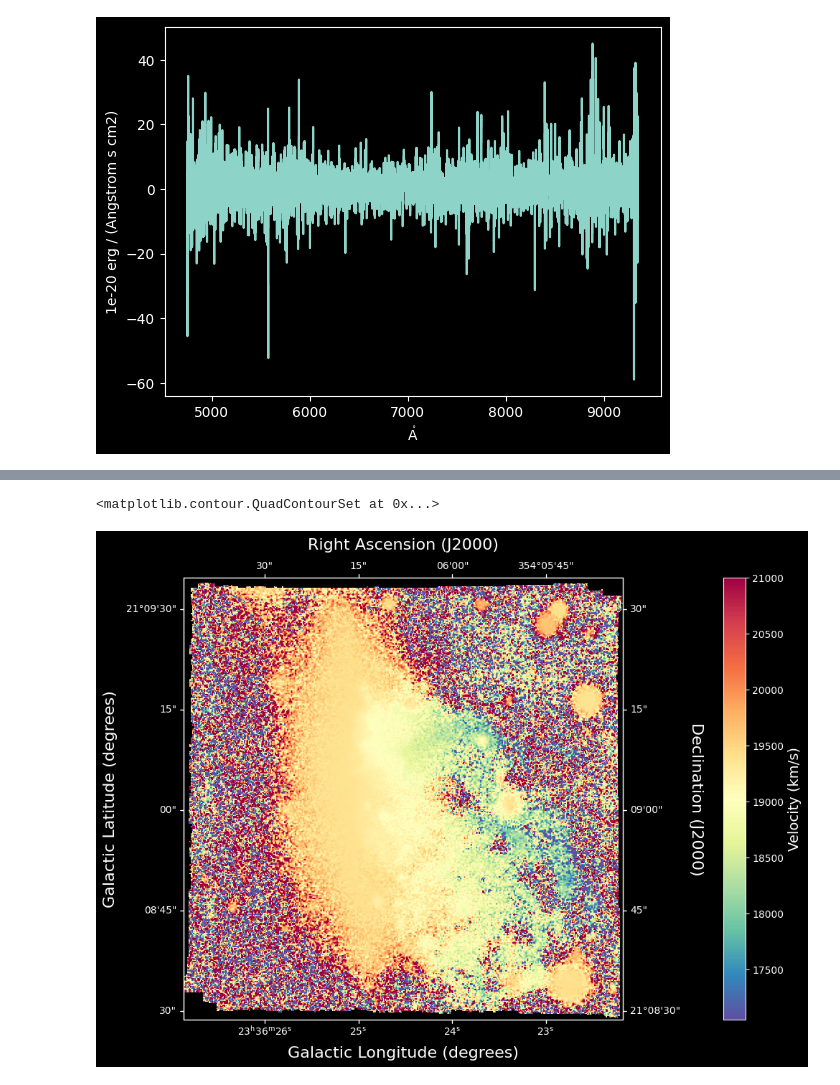
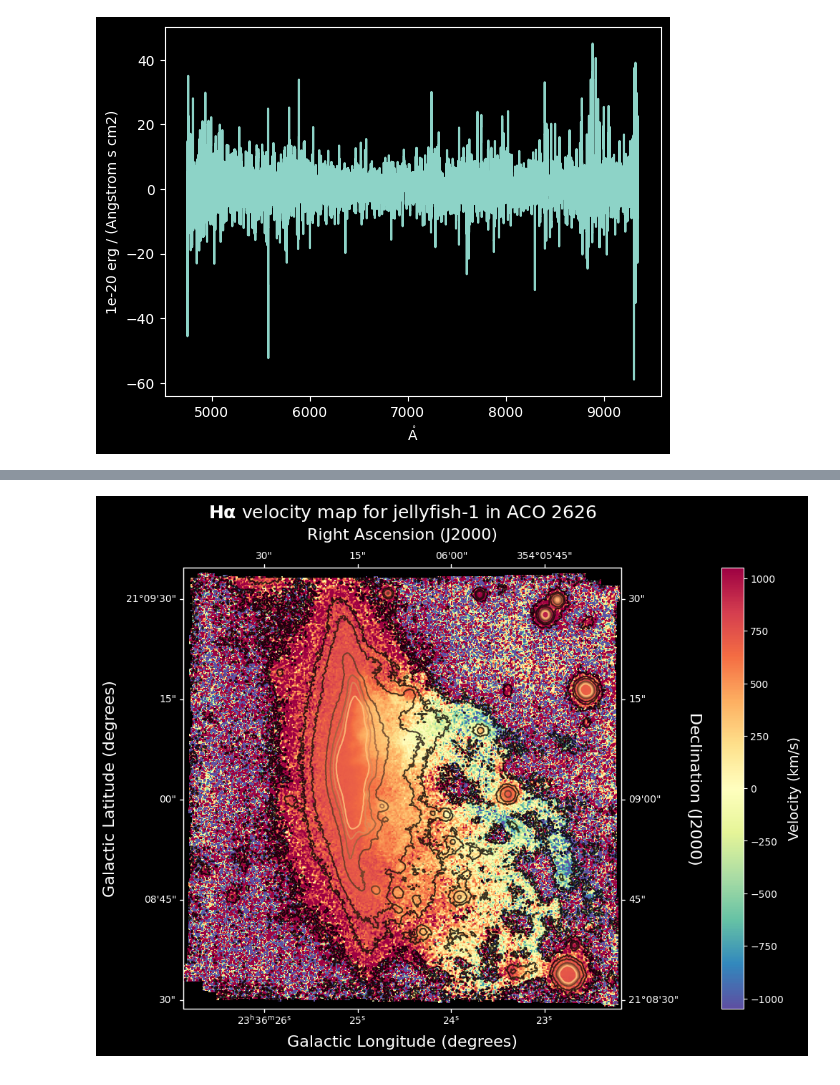
Before and after one commit to patito-mary/electivodatos, a Jupyter notebook: halphamap.ipynb, the cells around one changed output, grey strips where cells are left out. Cells and saved outputs as stored; diff of their text form; code cells hidden in the pictures.

```diff
--- a/halphamap.ipynb
+++ b/halphamap.ipynb
@@ -56,14 +42,15 @@ $\mathrm{1 \times 10^{-20}\,\frac{erg}{s\,cm^{2}}}$
 # %%
 moment_0_stellarcontinuum = cubo.with_spectral_unit(u.AA).moment(order=0)  # Zero-th moment
-moment_1_halpha = cubo.with_spectral_unit(u.km/u.s, velocity_convention='optical', rest_value=6563*u.AA).moment(order=1)  # First moment
+moment_1_halpha = cubo.with_spectral_unit(u.km/u.s, velocity_convention='optical', rest_value=6971*u.AA).moment(order=1)  # First moment
 
 # Write the moments as a FITS image
-# moment_0.write('ha_moment_0.fits')
-# moment_1.write('ha_moment_1.fits')
+moment_0_stellarcontinuum.write('ha_moment_0.fits', overwrite=True)
+moment_1_halpha.write('ha_moment_1.fits', overwrite=True)
 
-# Convert Moment_0 to a Column Density assuming optically thin media
-#stellarcontinuum = moment_0_stellarcontinuum * 10**20 * (u.cm * u.cm) * u.s / u.erg
-stellarcontinuum = moment_0_stellarcontinuum
+print('Moment_0 has units of: ', moment_0_stellarcontinuum.unit)
+print('Moment_1 has units of: ', moment_1_halpha.unit)
+
+stellardensity = moment_0_stellarcontinuum * 10**18 / (u.cm * u.cm) * u.s / u.K / u.km
 # %% [output]
 WARNING: ExperimentalImplementationWarning: Support for air wavelengths is experimental and only works in the forward direction (air->vac, not vac->air). [spectral_cube.spectral_axis]
 WARNING: ExperimentalImplementationWarning: Support for air wavelengths is experimental and only works in the forward direction (air->vac, not vac->air). [spectral_cube.spectral_axis]
@@ -117,32 +61,34 @@ array([[        nan,         nan,         nan, ...,         nan,
 # %%
 %matplotlib inline
 # Initiate a figure and axis object with WCS projection information
 fig = plt.figure(figsize=(12, 8),facecolor='black')
 plt.style.use('dark_background')
 ax = fig.add_subplot(111, projection=moment_1_halpha.wcs)
 
 # Display the moment map image
-im = ax.imshow(moment_1_halpha.hdu.data, cmap='Spectral_r', vmin=17050, vmax=21000)
+im = ax.imshow(moment_1_halpha.hdu.data, cmap='Spectral_r', vmin=-1050, vmax=1050)
 #ax.invert_yaxis()  # Flips the Y axis
 
 # Add axes labels
 ax.set_xlabel("Galactic Longitude (degrees)", fontsize=16)
 ax.set_ylabel("Galactic Latitude (degrees)", fontsize=16)
 
 
 # Add a colorbar
 cbar = plt.colorbar(im, pad=.15)
 cbar.set_label('Velocity (km/s)', size=14)
 
 # Overlay set of RA/Dec Axes
 overlay = ax.get_coords_overlay('fk5')
 #overlay.grid(color='white', ls='dotted', lw=2)
 overlay[0].set_axislabel('Right Ascension (J2000)', fontsize=16)
 overlay[1].set_axislabel('Declination (J2000)', fontsize=16)
 
 # Overplot column density contours   # Define contour levels to use
 levels = (1e20, 5e20, 1e21, 3e21, 5e21, 7e21, 1e22)  # Define contour levels to use
-ax.contour(stellarcontinuum.hdu.data, cmap='magma', alpha=0.8, levels=levels)
+ax.contour(stellardensity.hdu.data, cmap='copper', alpha=0.8, levels=levels)
+
+plt.title(r'$\mathbf{H\alpha}$ velocity map for jellyfish-1 in ACO 2626', fontsize=18, color='white', y=1.1)
+plt.show()
 # %% [output]
-<matplotlib.contour.QuadContourSet at 0x...>
-[figure, old version]
+[figure, new version]
```
Also changed, not shown: parts of 7 cells of this notebook, 8 other files.
